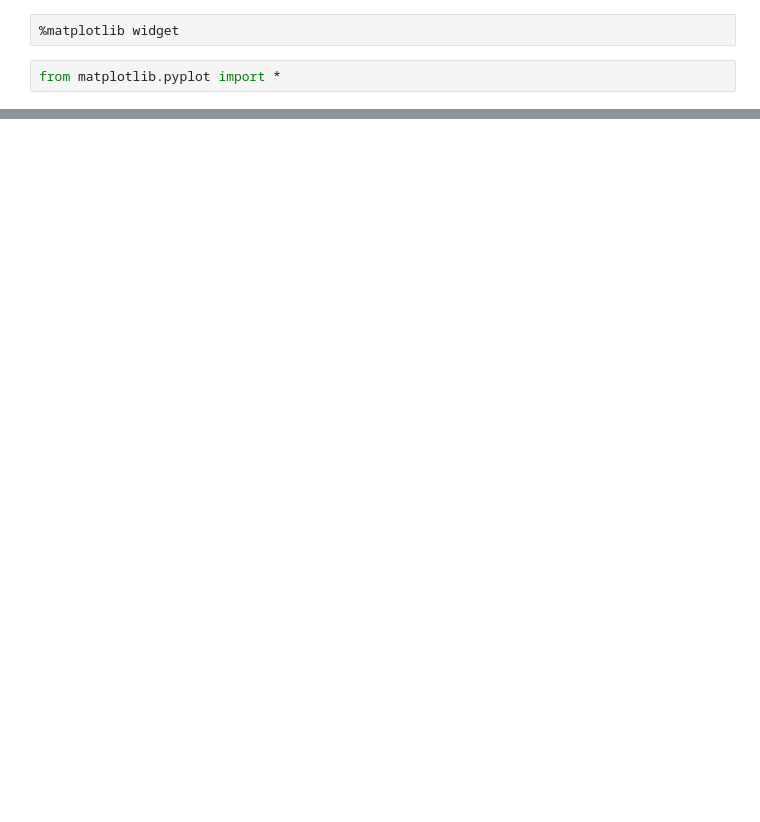
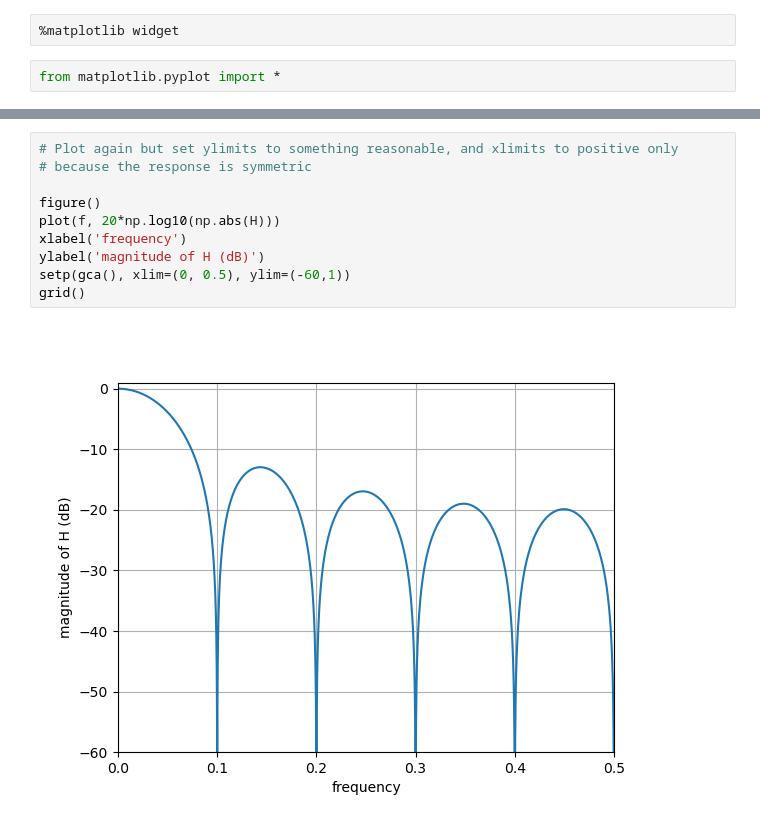
Before and after one commit to sirtom67/dsp_notebooks, a Jupyter notebook: fir_filters_intro.ipynb, the cells around one changed output, grey strips where cells are left out. Saved outputs shown, nothing was run; the diff lists cells and outputs as text; blank space fills up the shorter version.

```diff
--- a/fir_filters_intro.ipynb
+++ b/fir_filters_intro.ipynb
@@ -102,0 +151,12 @@ from matplotlib.pyplot import *
+# %%
+# Plot again but set ylimits to something reasonable, and xlimits to positive only
+# because the response is symmetric
+
+figure()
+plot(f, 20*np.log10(np.abs(H)))
+xlabel('frequency')
+ylabel('magnitude of H (dB)')
+setp(gca(), xlim=(0, 0.5), ylim=(-60,1))
+grid()
+# %% [output]
+[figure, added]
```
Also changed, not shown: parts of 5 cells of this notebook.
